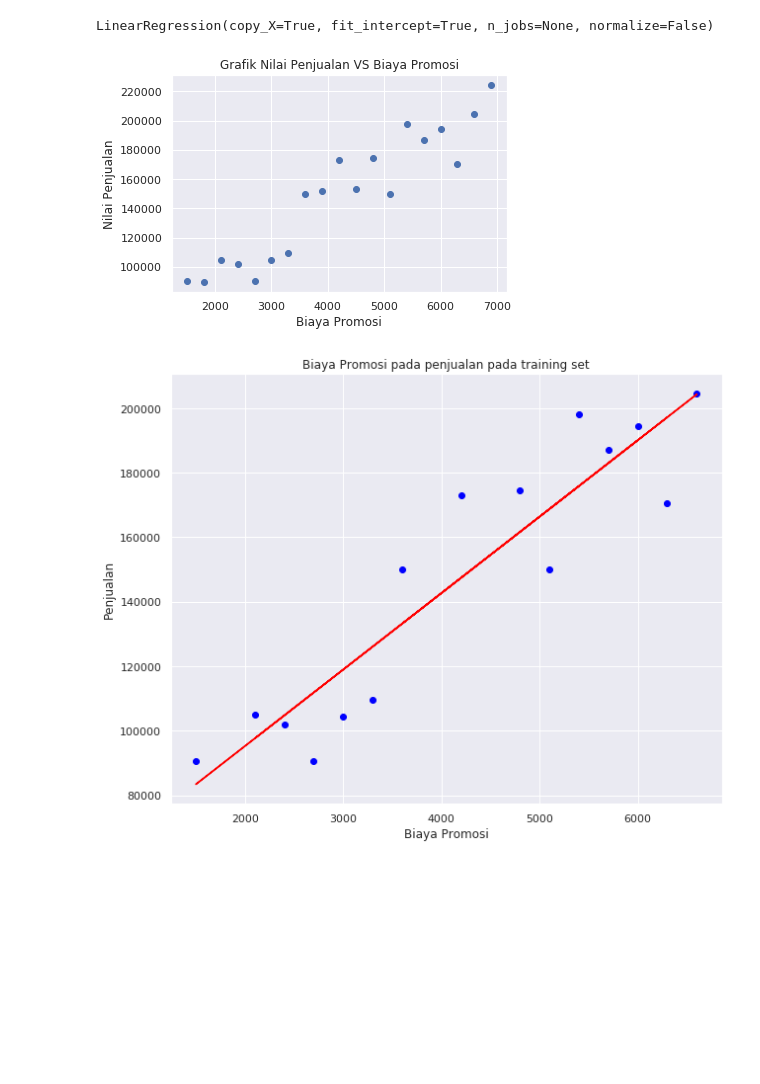
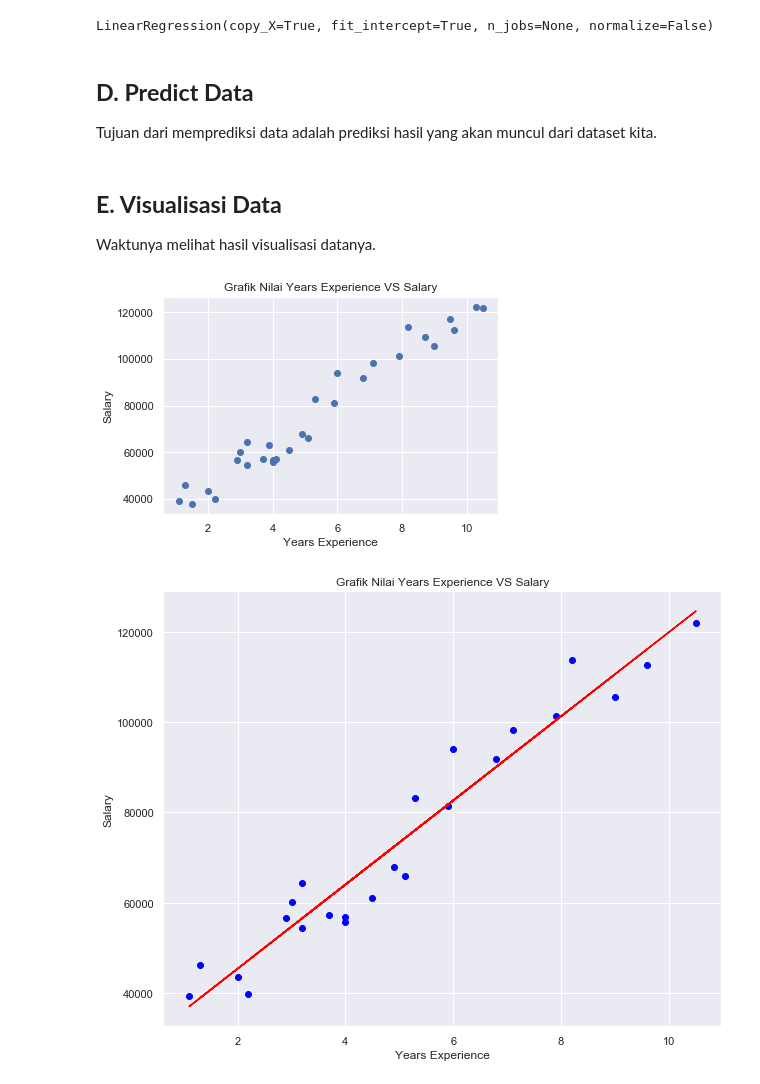
Before and after one commit to gustianh/data-science, a Jupyter notebook: SimpleRegresiLinear/Simple_Regresi_Linier.ipynb, the cells around one changed output. Drawn from its saved outputs; the diff is of its cells as text; code cells hidden in the pictures; blank space fills up the shorter version.

```diff
--- a/SimpleRegresiLinear/Simple_Regresi_Linier.ipynb
+++ b/SimpleRegresiLinear/Simple_Regresi_Linier.ipynb
@@ -16,2 +22,2 @@ Saving sales.csv to sales.csv
 # %%
-sales = pd.read_csv('sales.csv')
+data = pd.read_csv('Salary_Data.csv')
@@ -58,4 +62,4 @@ sales.shape
 # %%
-mydata = pd.DataFrame(sales)
+mydata = pd.DataFrame(data)
 mydata.head()
 # %% [output]
@@ -92,18 +131,26 @@ regressor = LinearRegression()
 regressor.fit (X_train,y_train)
 # %% [output]
 LinearRegression(copy_X=True, fit_intercept=True, n_jobs=None, normalize=False)
+# %% [markdown]
+## **D. Predict Data**
+
+Tujuan dari memprediksi data adalah prediksi hasil yang akan muncul dari dataset kita.
 # %%
 #Memprediksu hasil test set
 y_pred = regressor.predict(X_test)
+# %% [markdown]
+## **E. Visualisasi Data**
+
+Waktunya melihat hasil visualisasi datanya.
 # %%
 #Visualize Data
-plt.scatter(mydata.BiayaPromo,mydata.NilaiPenjualan)
-plt.xlabel("Biaya Promosi")
-plt.ylabel("Nilai Penjualan")
-plt.title("Grafik Nilai Penjualan VS Biaya Promosi")
+plt.scatter(mydata.YearsExperience,mydata.Salary)
+plt.xlabel("Years Experience")
+plt.ylabel("Salary")
+plt.title("Grafik Nilai Years Experience VS Salary")
 plt.show()
 # %% [output]
-[figure, old version]
+[figure, new version]
 # %%
 #Visualisasi Hasil Prediksi Pada Training Set
 #Ukuran Plot
@@ -113,12 +160,12 @@ plt.scatter(X_train, y_train, color ='blue')
 #Garis Merah adalah hasil prediction dari ML
 plt.plot(X_train, regressor.predict(X_train),color='red')
 #memberi judul dan label
-plt.title("Biaya Promosi pada penjualan pada training set")
-plt.xlabel('Biaya Promosi')
-plt.ylabel('Penjualan')
+plt.title("Grafik Nilai Years Experience VS Salary")
+plt.xlabel('Years Experience')
+plt.ylabel('Salary')
 plt.show()
 # %% [output]
-[figure, old version]
+[figure, new version]
 # %%
 #Visualisasi data pada test set
 #Ukuran Plot
```
Also changed, not shown: parts of 34 cells of this notebook, 1 other file.
